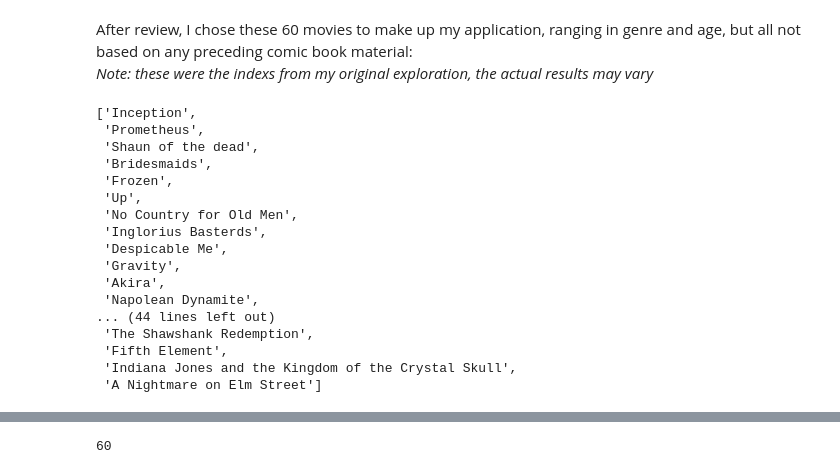
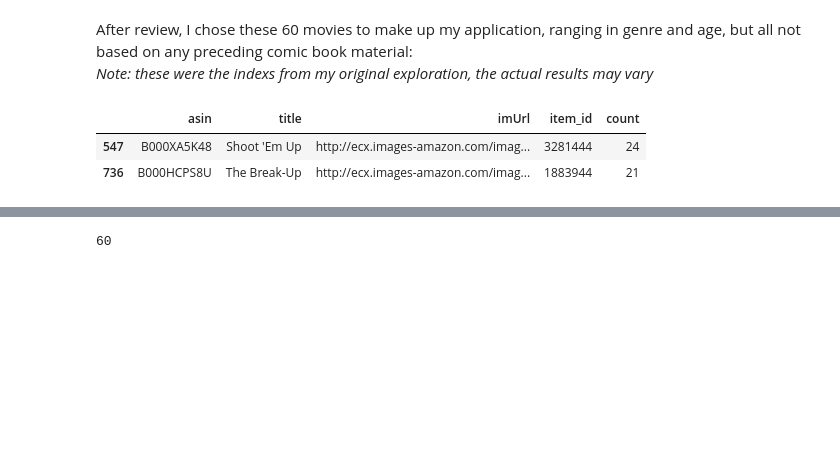
Before and after one commit to jnawjux/intocomics, a Jupyter notebook: web_app_development.ipynb, the cells around one changed output, grey strips where cells are left out. Cells and saved outputs as stored; diff of their text form; code cells hidden in the pictures; blank space fills up the shorter version.

```diff
--- a/web_app_development.ipynb
+++ b/web_app_development.ipynb
@@ -97,20 +98,0 @@ with open('movies.txt') as f:
-# %%
-movie_names
-# %% [output]
-['Inception',
- 'Prometheus',
- 'Shaun of the dead',
- 'Bridesmaids',
- 'Frozen',
- 'Up',
- 'No Country for Old Men',
- 'Inglorius Basterds',
- 'Despicable Me',
- 'Gravity',
- 'Akira',
- 'Napolean Dynamite',
-... (44 lines left out)
- 'The Shawshank Redemption',
- 'Fifth Element',
- 'Indiana Jones and the Kingdom of the Crystal Skull',
- 'A Nightmare on Elm Street']
@@ -120,0 +104,6 @@ fuzz()
+# %%
+movie_image_urls[movie_image_urls['title'].str.contains('Up ', na=False)]
+# %% [output]
+|  | asin | title | imUrl | item_id | count |
+| 547 | B000XA5K48 | Shoot 'Em Up | http://ecx.images-amazon.com/imag... | 3281444 | 24 |
+| 736 | B000HCPS8U | The Break-Up | http://ecx.images-amazon.com/imag... | 1883944 | 21 |
```
Also changed, not shown: parts of 10 cells of this notebook.
